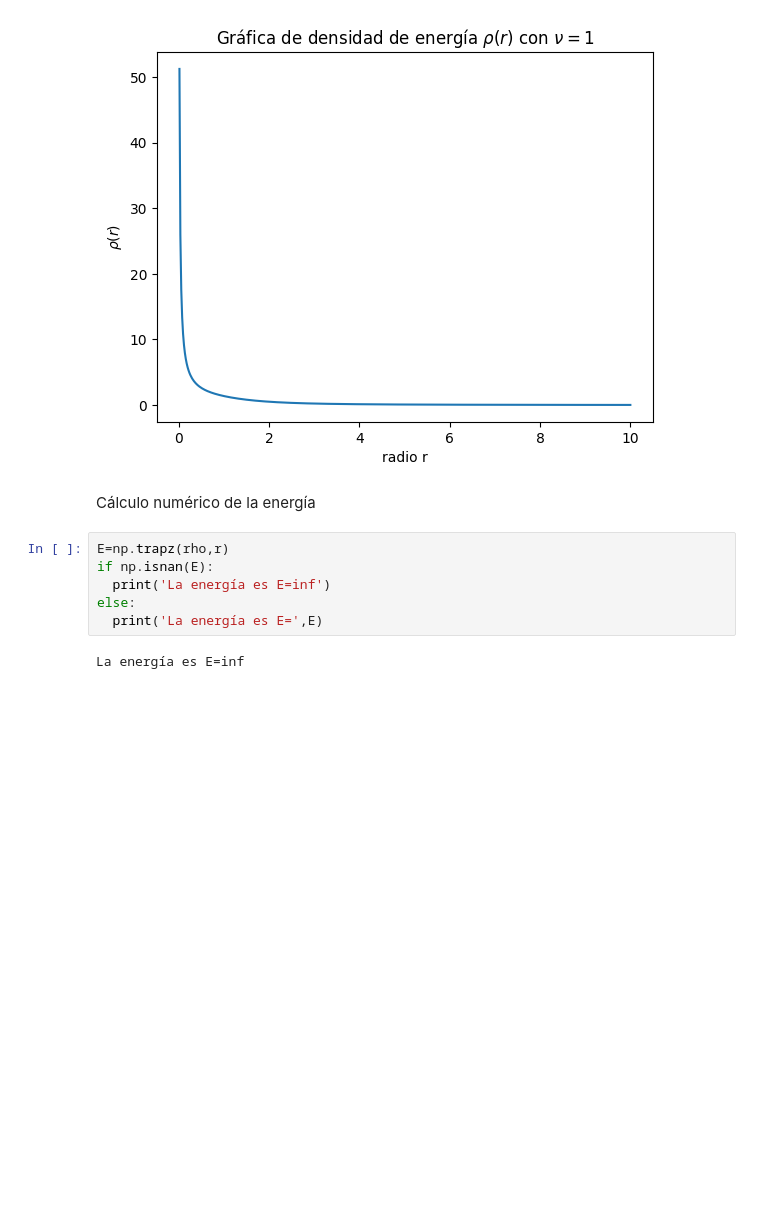
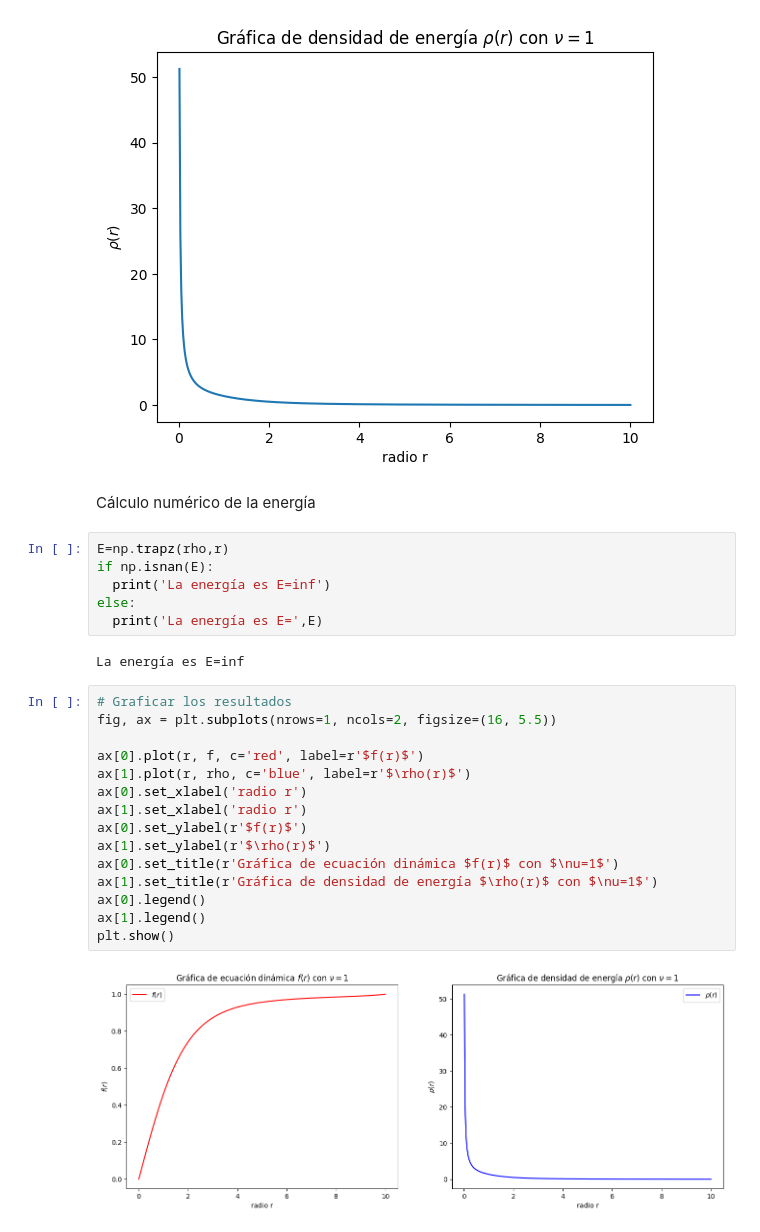
Before and after one commit to Joseluismed/Tarea2_Solitones_JLMG, a Jupyter notebook: Tarea2_solitones.ipynb, the cells around one changed output. Drawn from its saved outputs; the diff is of its cells as text; blank space fills up the shorter version.

```diff
--- a/Tarea2_solitones.ipynb
+++ b/Tarea2_solitones.ipynb
@@ -530,3 +530,20 @@ else:
   print('La energía es E=',E)
 # %% [output]
 La energía es E=inf
+# %%
+# Graficar los resultados
+fig, ax = plt.subplots(nrows=1, ncols=2, figsize=(16, 5.5))
+
+ax[0].plot(r, f, c='red', label=r'$f(r)$')
+ax[1].plot(r, rho, c='blue', label=r'$\rho(r)$')
+ax[0].set_xlabel('radio r')
+ax[1].set_xlabel('radio r')
+ax[0].set_ylabel(r'$f(r)$')
+ax[1].set_ylabel(r'$\rho(r)$')
+ax[0].set_title(r'Gráfica de ecuación dinámica $f(r)$ con $\nu=1$')
+ax[1].set_title(r'Gráfica de densidad de energía $\rho(r)$ con $\nu=1$')
+ax[0].legend()
+ax[1].legend()
+plt.show()
+# %% [output]
+[figure, added]
```
